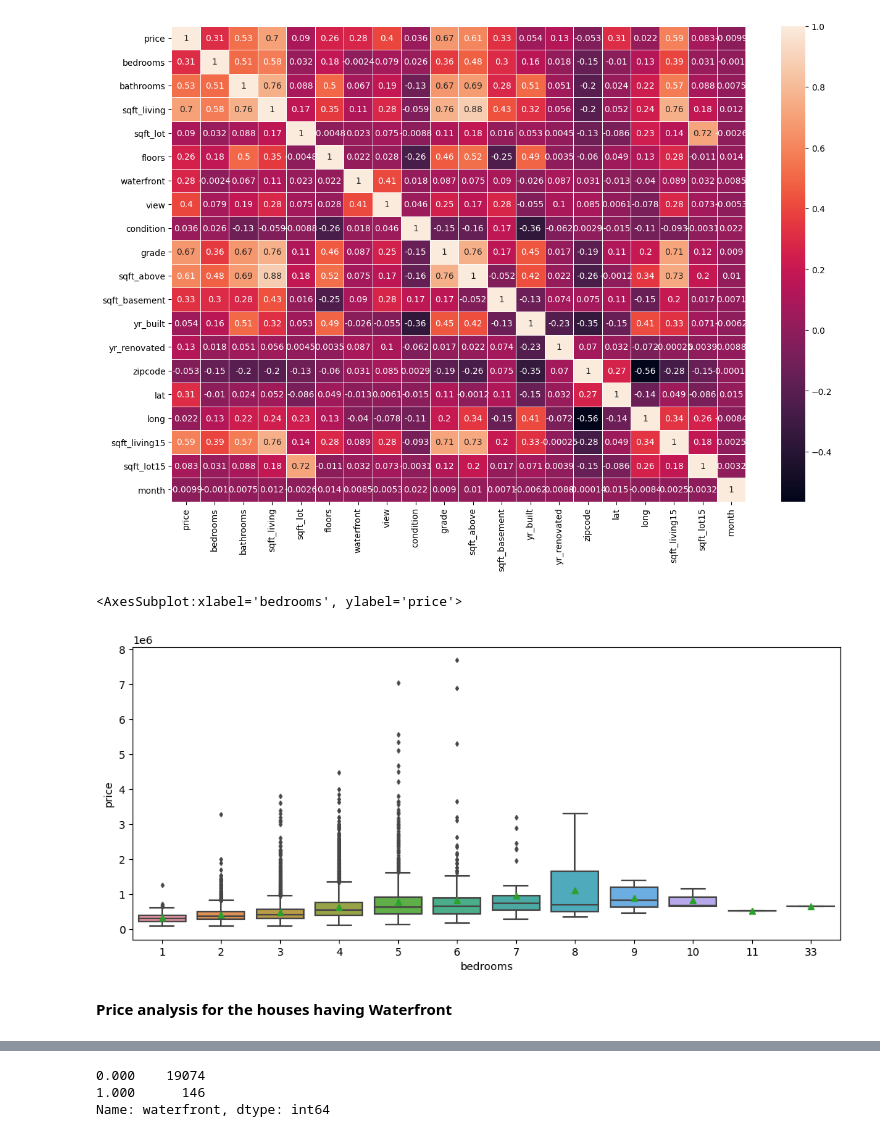
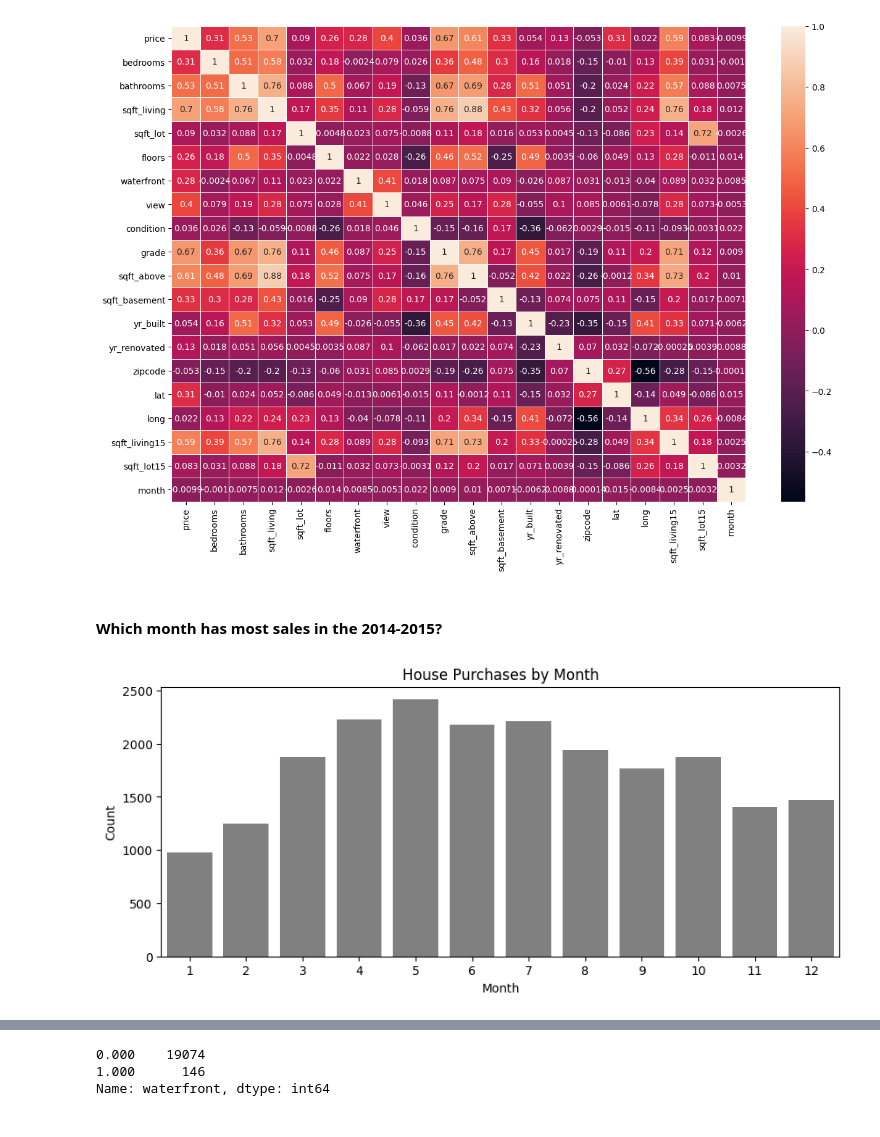
Before and after one commit to rkaur22/eda_project_solo, a Jupyter notebook: EDA.ipynb, the cells around one changed output, grey strips where cells are left out. Cells and saved outputs as stored; diff of their text form; code cells hidden in the pictures.

```diff
--- a/EDA.ipynb
+++ b/EDA.ipynb
@@ -160,16 +164,19 @@ plt.subplots(figsize=(15,10))
 sns.heatmap(df_corr,annot=True, linewidths = 0.5);
 # %% [output]
 [figure]
-# %%
-#Variable 'bedrooms'
-plt.figure(figsize=(12,5))
-sns.boxplot(x = 'bedrooms', y = 'price', data = df, width = 0.8, showmeans = True, fliersize = 3);
-# %% [output]
-<AxesSubplot:xlabel='bedrooms', ylabel='price'>
-[figure, removed]
 # %%
 df.query("bedrooms == 33") # check for its index
 df.drop(15856, axis=0, inplace = True) # drop the row
 # shape of the df reduces to (21596, 22)
-# %% [markdown]
-**Price analysis for the houses having Waterfront**
+# %% [markdown]
+#### Which month has most sales in the 2014-2015?
+# %%
+month_gp = df.groupby("month").size()
+
+plt.figure(figsize=(10,4))
+
+month_plt = sns.barplot(month_gp.index, month_gp.values, color='grey')
+month_plt.set(xlabel="Month", ylabel="Count", title="House Purchases by Month")
+plt.show()
+# %% [output]
+[figure, added]
```
Also changed, not shown: parts of 21 cells of this notebook, 3 other files.
